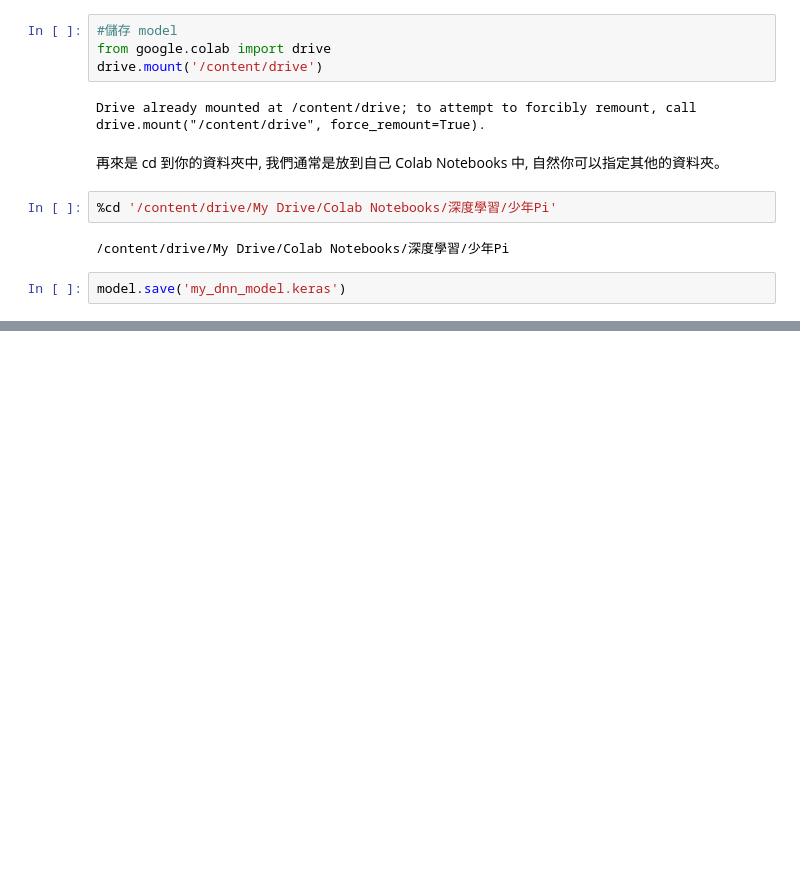
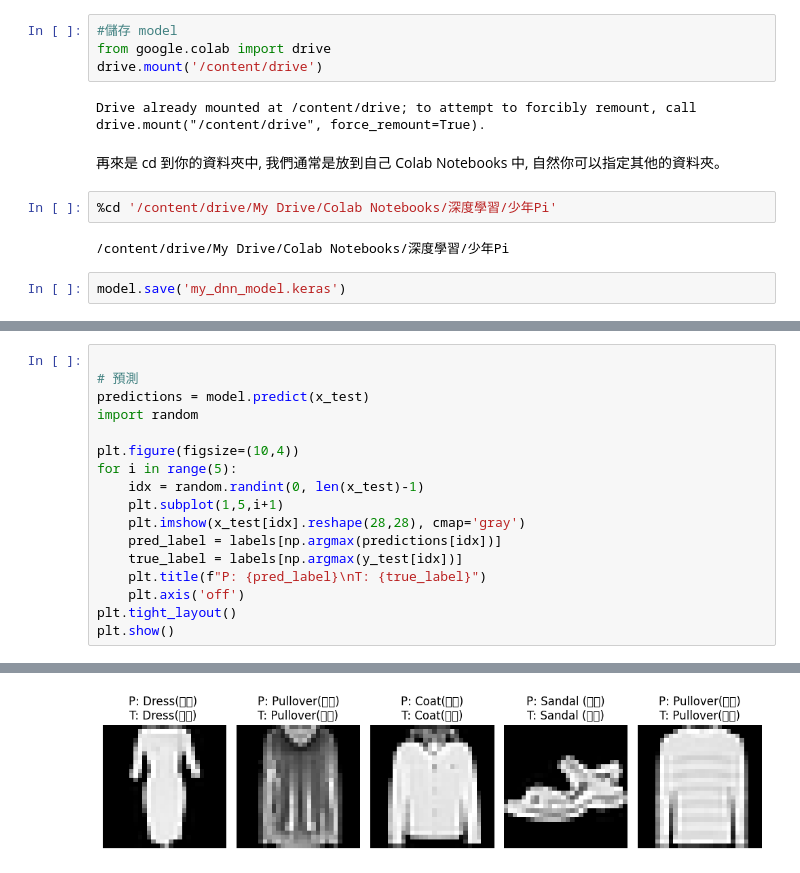
Before and after one commit to 3B032049/2025_ML_hws, a Jupyter notebook: hw3.ipynb, the cells around one changed output, grey strips where cells are left out. Cells and saved outputs as stored; diff of their text form; blank space fills up the shorter version.

```diff
--- a/hw3.ipynb
+++ b/hw3.ipynb
@@ -230,0 +319,18 @@ model.save('my_dnn_model.keras')
+# %%
+
+# 預測
+predictions = model.predict(x_test)
+import random
+
+plt.figure(figsize=(10,4))
+for i in range(5):
+    idx = random.randint(0, len(x_test)-1)
+    plt.subplot(1,5,i+1)
+    plt.imshow(x_test[idx].reshape(28,28), cmap='gray')
+    pred_label = labels[np.argmax(predictions[idx])]
+    true_label = labels[np.argmax(y_test[idx])]
+    plt.title(f"P: {pred_label}\nT: {true_label}")
+    plt.axis('off')
+plt.tight_layout()
+plt.show()
+# %% [output]
@@ -230,0 +338 @@ model.save('my_dnn_model.keras')
+[figure, added]
```
Also changed, not shown: parts of 18 cells of this notebook.
